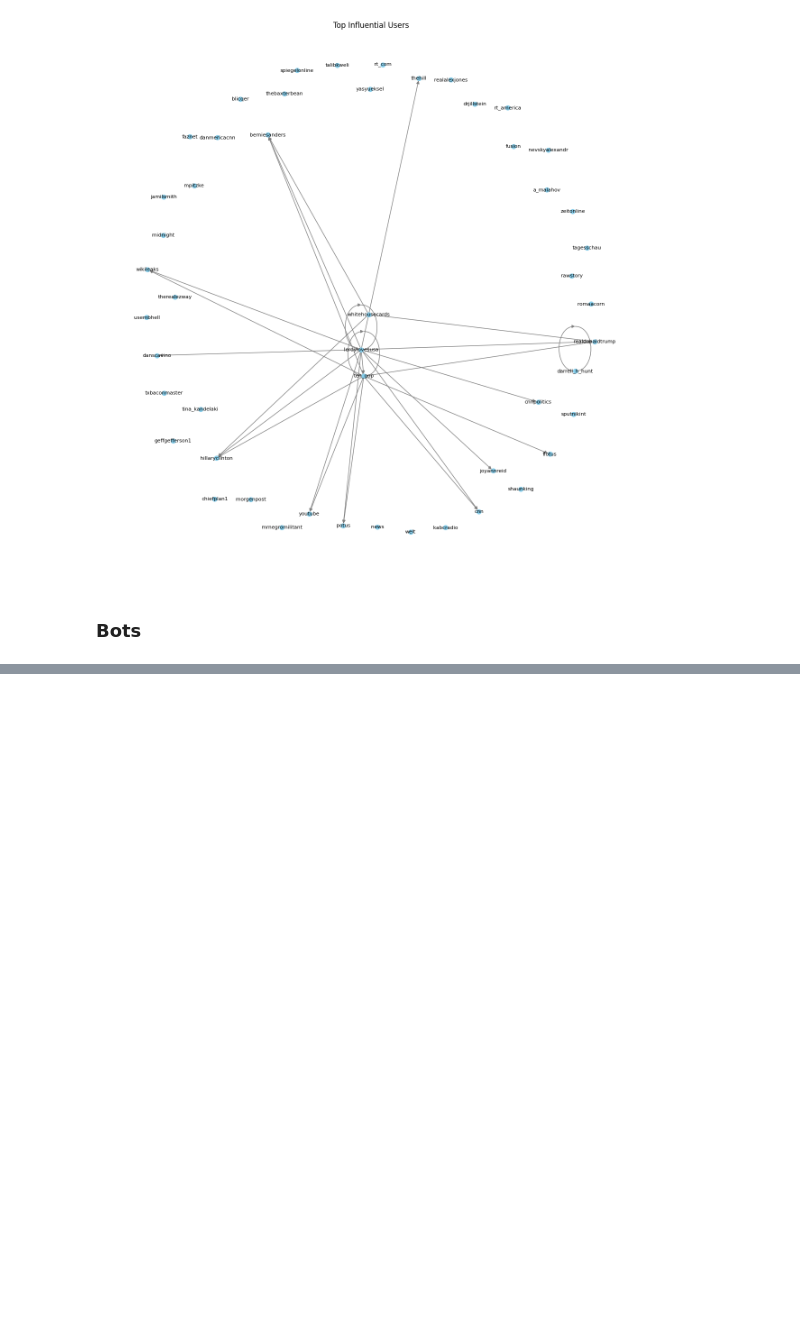
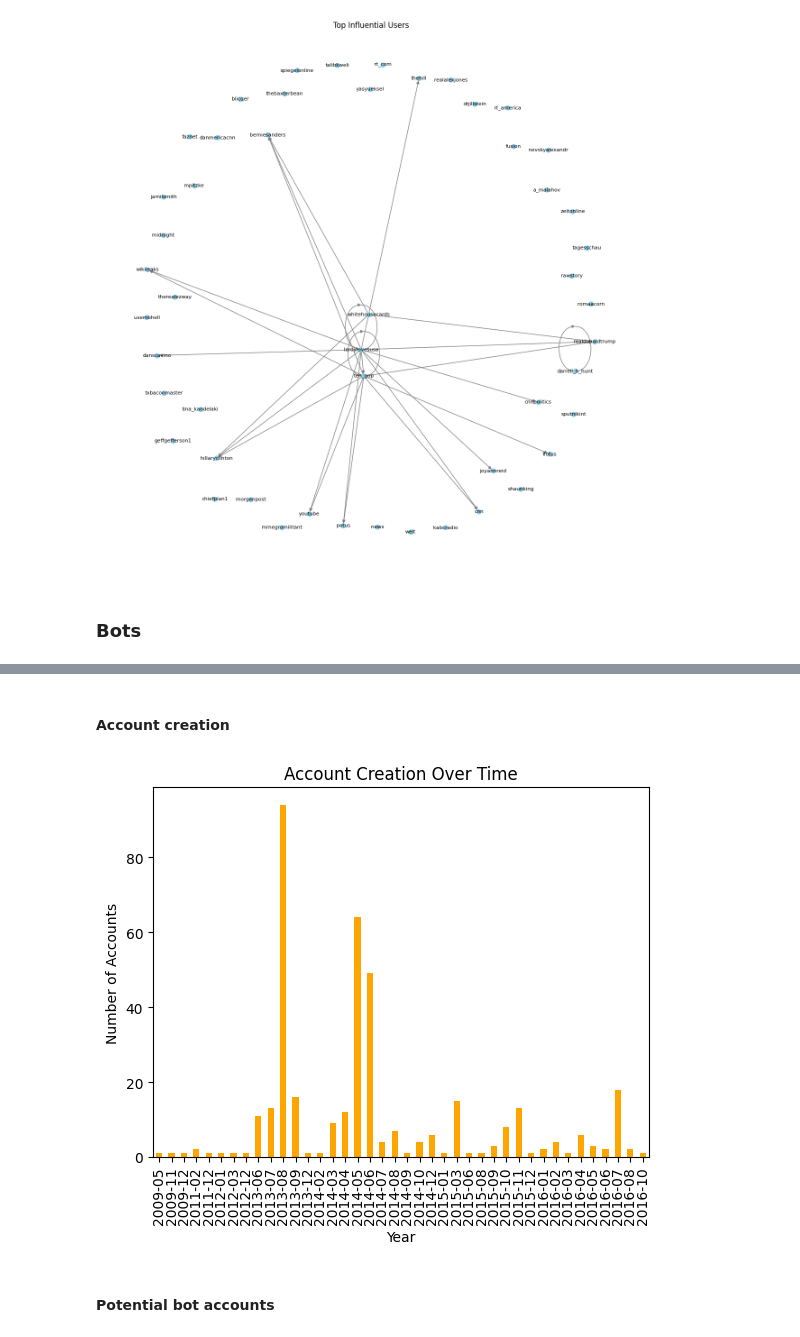
Before and after one commit to salveendutt/Social-Networks, a Jupyter notebook: lab12/proj.ipynb, the cells around one changed output, grey strips where cells are left out. Cells and saved outputs as stored; diff of their text form; code cells hidden in the pictures; blank space fills up the shorter version.

```diff
--- a/lab12/proj.ipynb
+++ b/lab12/proj.ipynb
@@ -554,0 +634,16 @@ with open("twitter_analysis_report.txt", "w") as f:
+# %% [markdown]
+#### Account creation
+# %%
+df_users["created_at"] = pd.to_datetime(df_users["created_at"])
+
+df_users["created_at"].dt.to_period("M").value_counts().sort_index().plot(
+    kind="bar", color="orange"
+)
+plt.title("Account Creation Over Time")
+plt.xlabel("Year")
+plt.ylabel("Number of Accounts")
+plt.show()
+# %% [output]
+[figure, added]
+# %% [markdown]
+#### Potential bot accounts
```
Also changed, not shown: parts of 16 cells of this notebook.
